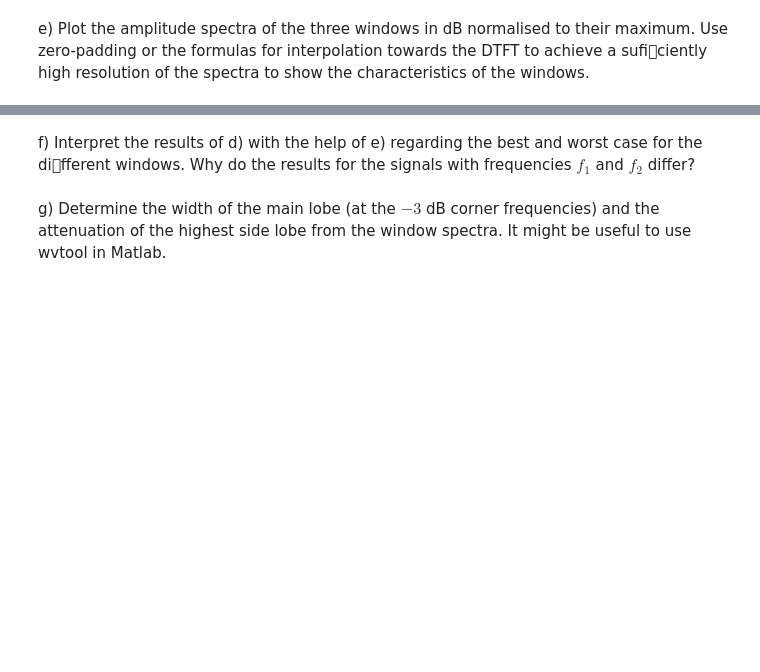
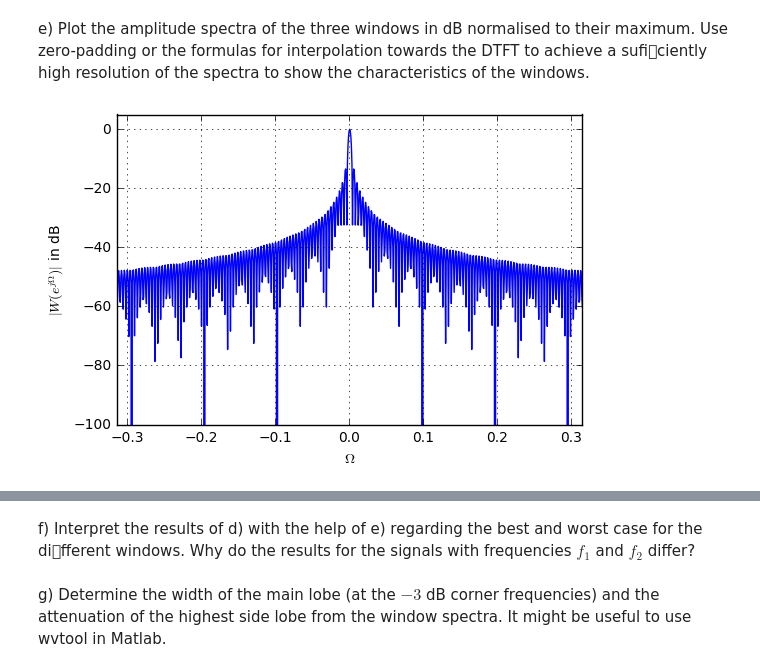
Before and after one commit to JakobHeller/DigitalSignalProcessing, a Jupyter notebook: Lab1.ipynb, the cells around one changed output, grey strips where cells are left out. Saved outputs shown, nothing was run; the diff lists cells and outputs as text; code cells hidden in the pictures; blank space fills up the shorter version.

Commit message:
Add files via upload
Further adjustment! The AMplitude spectra of the window functions is still missing the zero padding

```diff
--- a/Lab1.ipynb
+++ b/Lab1.ipynb
@@ -94 +96,24 @@ zero-padding or the formulas for interpolation towards the DTFT to achieve a suf
 high resolution of the spectra to show the characteristics of the windows.
+# %%
+#we define this in a function
+def amplitude_spectra_Zero_padding(w):
+    #The zero Padding is missing and the results look shitty
+    N = len(w)
+
+    #dtft
+    W = np.fft.fft(w, 8192)
+    W = np.fft.fftshift(W)
+    W = W / np.amax(W) + np.nextafter(0,1)
+    mu = np.linspace(-np.pi, np.pi, 8192)
+
+    Wlog=20*np.log10(np.abs(W))
+
+    plt.plot(mu, Wlog)
+    plt.xlabel(r'$\Omega$')
+    plt.ylabel(r'$| W(e^{j \Omega}) |$ in dB')
+    plt.axis([-np.pi/10, np.pi/10, -100, 5]) #we should use pi and -pi here but the results look like shit
+    plt.grid()
+# %%
+amplitude_spectra_Zero_padding(w_rect)
+# %% [output]
+[figure, added]
```
Also changed, not shown: parts of 13 cells of this notebook.
